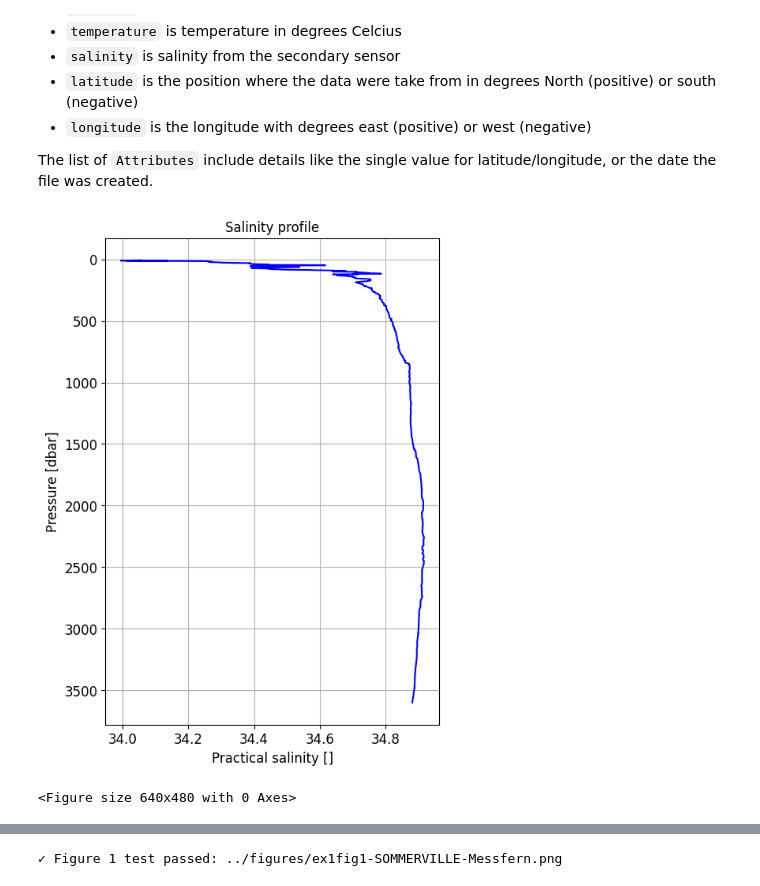
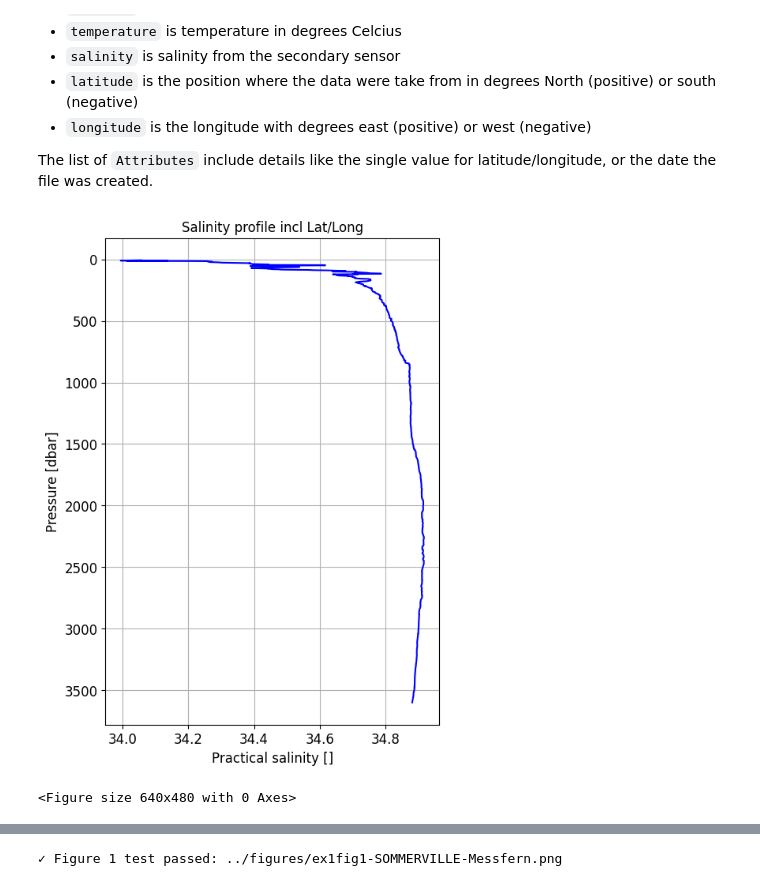
Before and after one commit to ifmeo-courses/messfern-1-ctd-HelenEire-1, a Jupyter notebook: src/assignment.ipynb, the cells around one changed output, grey strips where cells are left out. Cells and saved outputs as stored; diff of their text form; code cells hidden in the pictures.

Commit message:
added Lat/ Long to title as requested

```diff
--- a/src/assignment.ipynb
+++ b/src/assignment.ipynb
@@ -294,18 +294,18 @@ import matplotlib.pyplot as plt
 # %%
 plt.figure(1,figsize=(12,8))
 plt.subplot(1,2,1)
 plt.plot(ctd_ds[sal_string], ctd_ds[pres_string], color='blue')
 plt.ylabel('Pressure [dbar]', fontsize=12)
 plt.xlabel('Practical salinity []', fontsize=12)
-plt.title('Salinity profile', fontsize=12)
+plt.title('Salinity profile incl Lat/Long', fontsize=12)
 plt.xticks(fontsize=12)
 plt.yticks(fontsize=12)
 plt.grid(True)
 plt.gca().invert_yaxis()
 plt.show()
 plt.savefig(figdir + 'ex1fig1-SOMMERVILLE-Messfern.png')
 # %% [output]
-[figure, old version]
+[figure, new version]
 <Figure size 640x480 with 0 Axes>
 # %%
 plt.figure(1,figsize=(12, 8))
```
Also changed, not shown: parts of 1 cell of this notebook.
